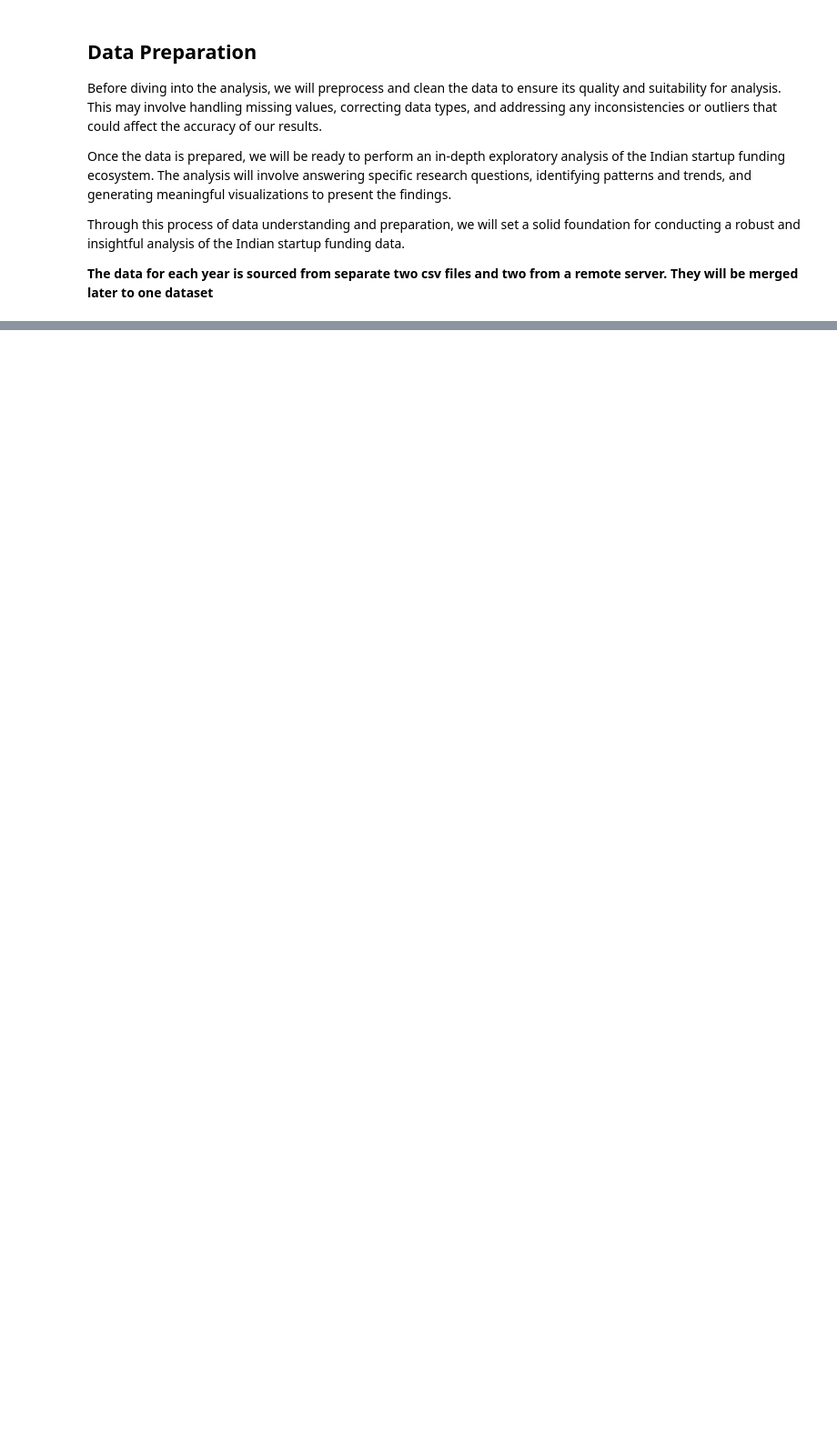
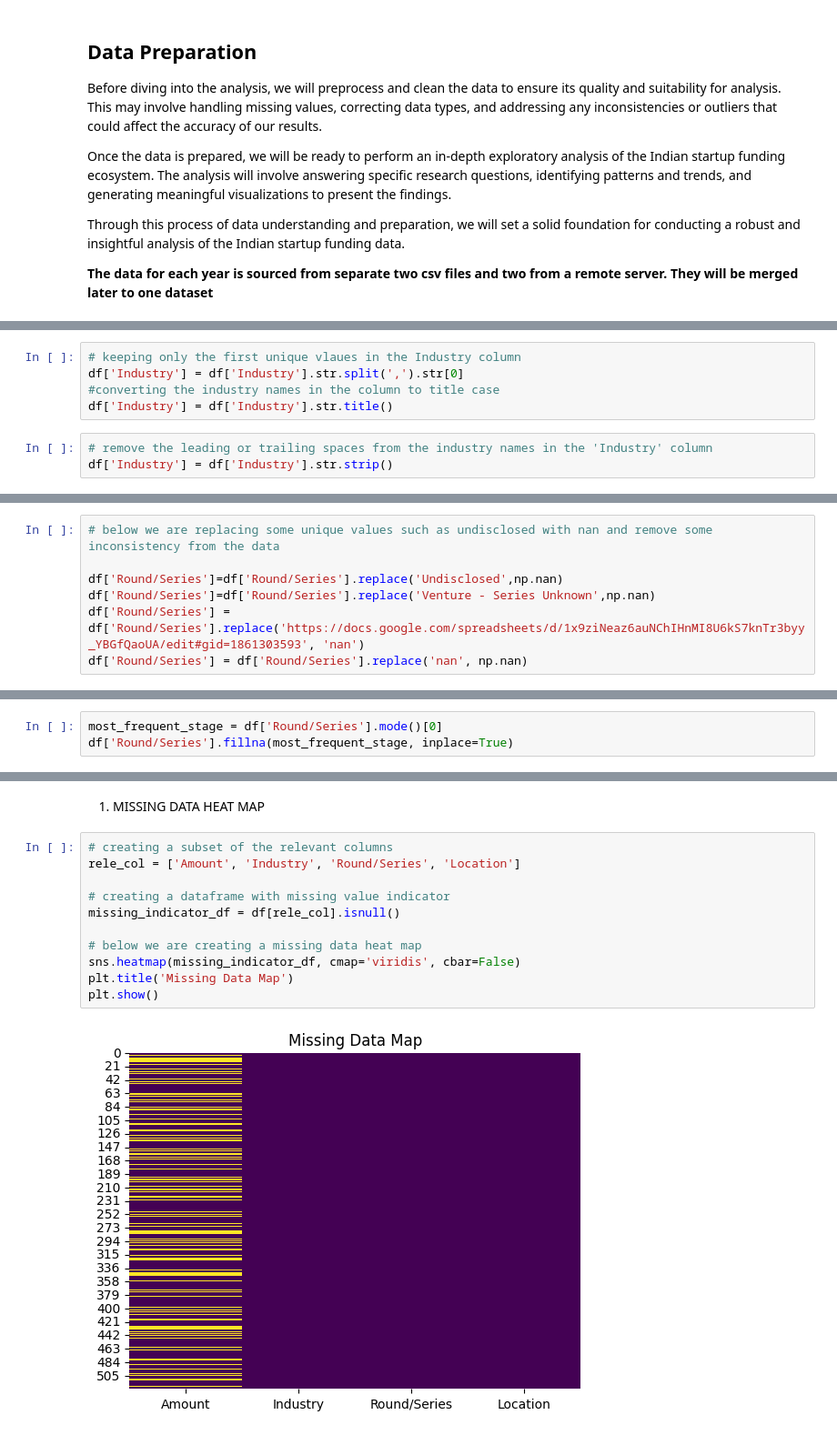
Before and after one commit to Faith-theAnalyst/Indian_Startup_Analysis, a Jupyter notebook: indian_startup_analysis.ipynb, the cells around one changed output, grey strips where cells are left out. Shown at 91% size. Saved outputs shown, nothing was run; the diff lists cells and outputs as text; blank space fills up the shorter version.

```diff
--- a/indian_startup_analysis.ipynb
+++ b/indian_startup_analysis.ipynb
@@ -122,0 +475,8 @@ Through this process of data understanding and preparation, we will set a solid
+# %%
+# keeping only the first unique vlaues in the Industry column
+df['Industry'] = df['Industry'].str.split(',').str[0]
+#converting the industry names in the column to title case
+df['Industry'] = df['Industry'].str.title()
+# %%
+# remove the leading or trailing spaces from the industry names in the 'Industry' column
+df['Industry'] = df['Industry'].str.strip()
@@ -122,0 +499,7 @@ Through this process of data understanding and preparation, we will set a solid
+# %%
+# below we are replacing some unique values such as undisclosed with nan and remove some inconsistency from the data
+
+df['Round/Series']=df['Round/Series'].replace('Undisclosed',np.nan)
+df['Round/Series']=df['Round/Series'].replace('Venture - Series Unknown',np.nan)
+df['Round/Series'] = df['Round/Series'].replace('https://docs.google.com/spreadsheets/d/1x9ziNeaz6auNChIHnMI8U6kS7knTr3byy_YBGfQaoUA/edit#gid=1861303593', 'nan')
+df['Round/Series'] = df['Round/Series'].replace('nan', np.nan)
@@ -122,0 +524,3 @@ Through this process of data understanding and preparation, we will set a solid
+# %%
+most_frequent_stage = df['Round/Series'].mode()[0]
+df['Round/Series'].fillna(most_frequent_stage, inplace=True)
@@ -122,0 +640,15 @@ Through this process of data understanding and preparation, we will set a solid
+# %% [markdown]
+1. MISSING DATA HEAT MAP
+# %%
+# creating a subset of the relevant columns
+rele_col = ['Amount', 'Industry', 'Round/Series', 'Location']
+
+# creating a dataframe with missing value indicator
+missing_indicator_df = df[rele_col].isnull()
+
+# below we are creating a missing data heat map
+sns.heatmap(missing_indicator_df, cmap='viridis', cbar=False)
+plt.title('Missing Data Map')
+plt.show()
+# %% [output]
+[figure, added]
```
Also changed, not shown: parts of 125 cells of this notebook, 3 other files.
